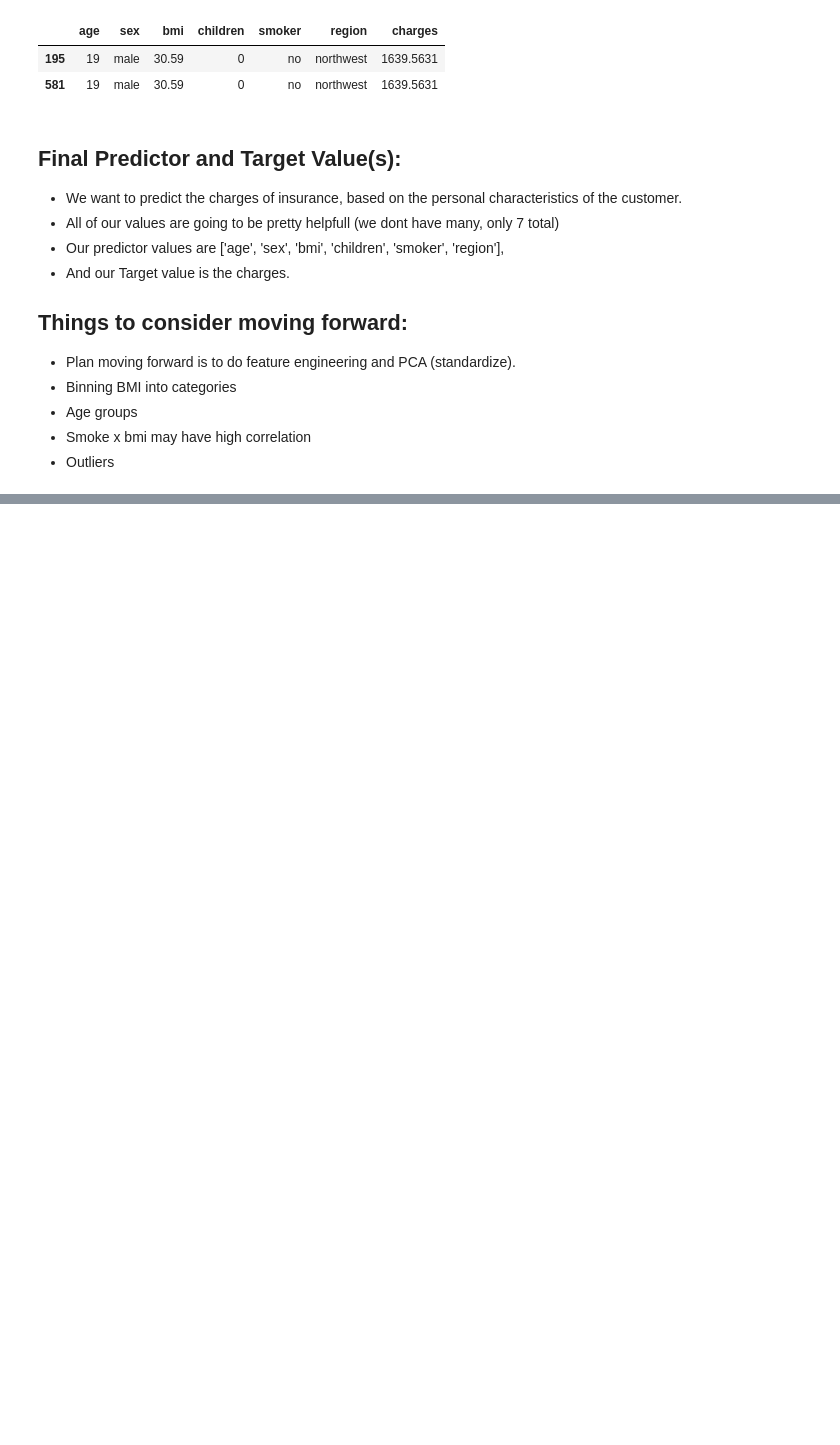
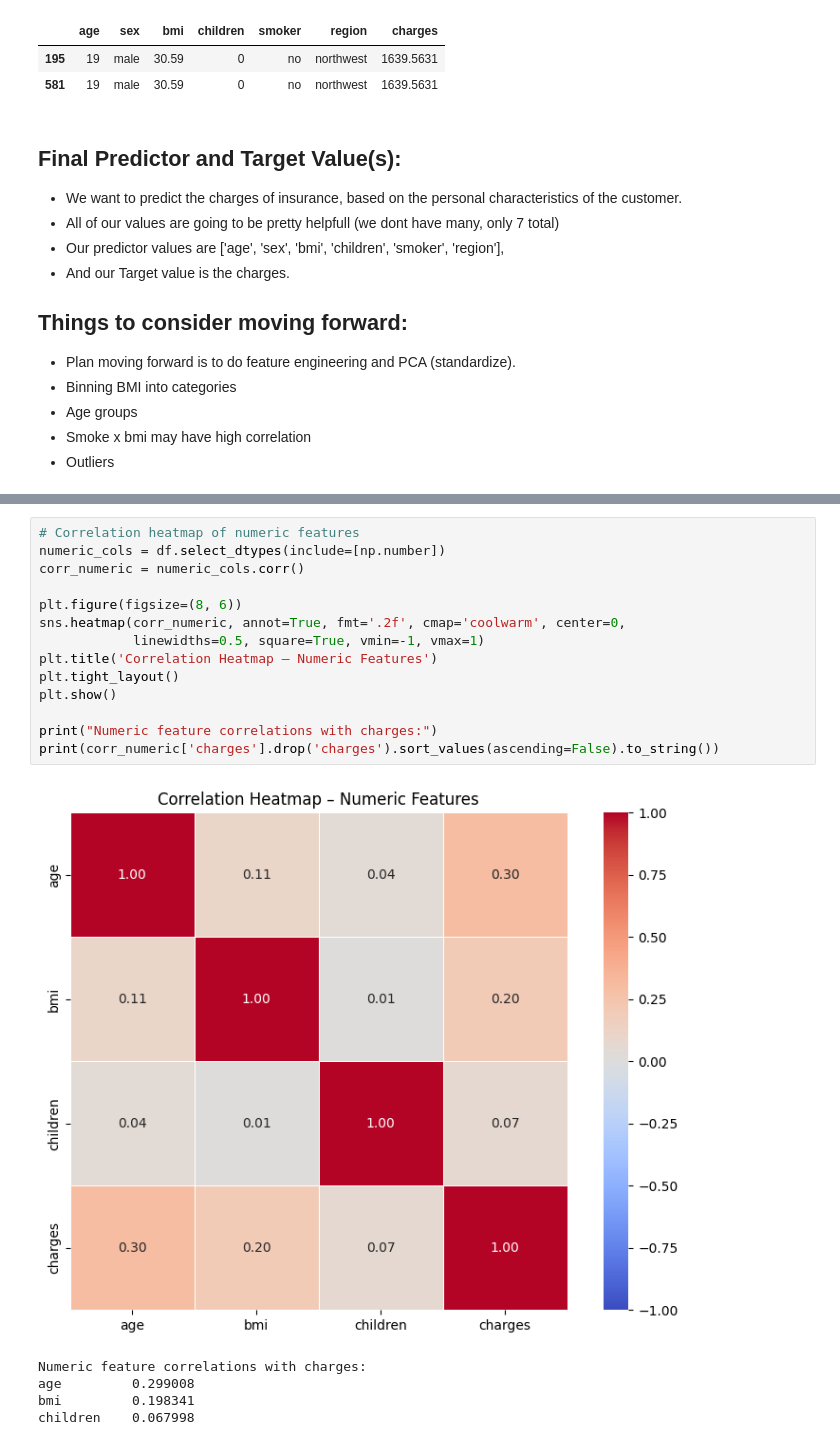
Before and after one commit to SurehSan/Predictive-Analytics-Project, a Jupyter notebook: Insurance.ipynb, the cells around one changed output, grey strips where cells are left out. Drawn from its saved outputs; the diff is of its cells as text; blank space fills up the shorter version.

```diff
--- a/Insurance.ipynb
+++ b/Insurance.ipynb
@@ -94,0 +104,20 @@ df[df.duplicated(keep=False)]
+# %%
+# Correlation heatmap of numeric features
+numeric_cols = df.select_dtypes(include=[np.number])
+corr_numeric = numeric_cols.corr()
+
+plt.figure(figsize=(8, 6))
+sns.heatmap(corr_numeric, annot=True, fmt='.2f', cmap='coolwarm', center=0,
+            linewidths=0.5, square=True, vmin=-1, vmax=1)
+plt.title('Correlation Heatmap – Numeric Features')
+plt.tight_layout()
+plt.show()
+
+print("Numeric feature correlations with charges:")
+print(corr_numeric['charges'].drop('charges').sort_values(ascending=False).to_string())
+# %% [output]
+[figure, added]
+Numeric feature correlations with charges:
+age         0.299008
+bmi         0.198341
+children    0.067998
```
Also changed, not shown: parts of 7 cells of this notebook.
